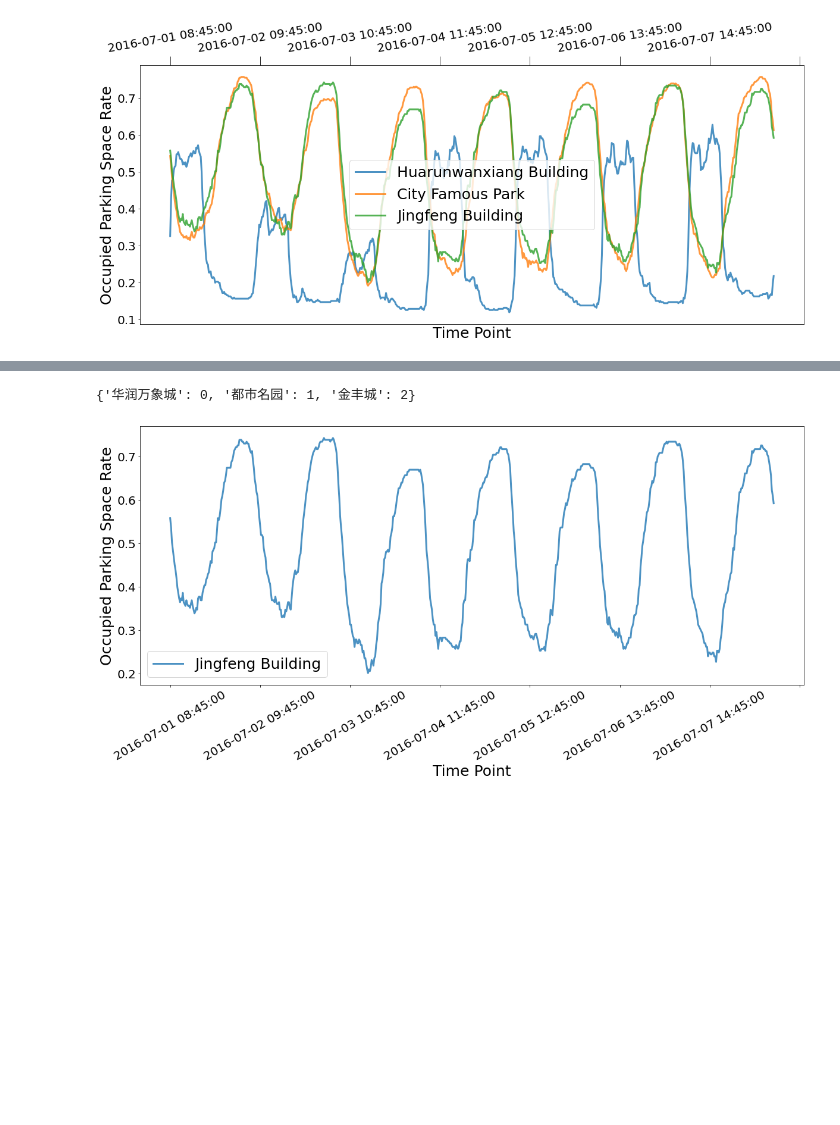
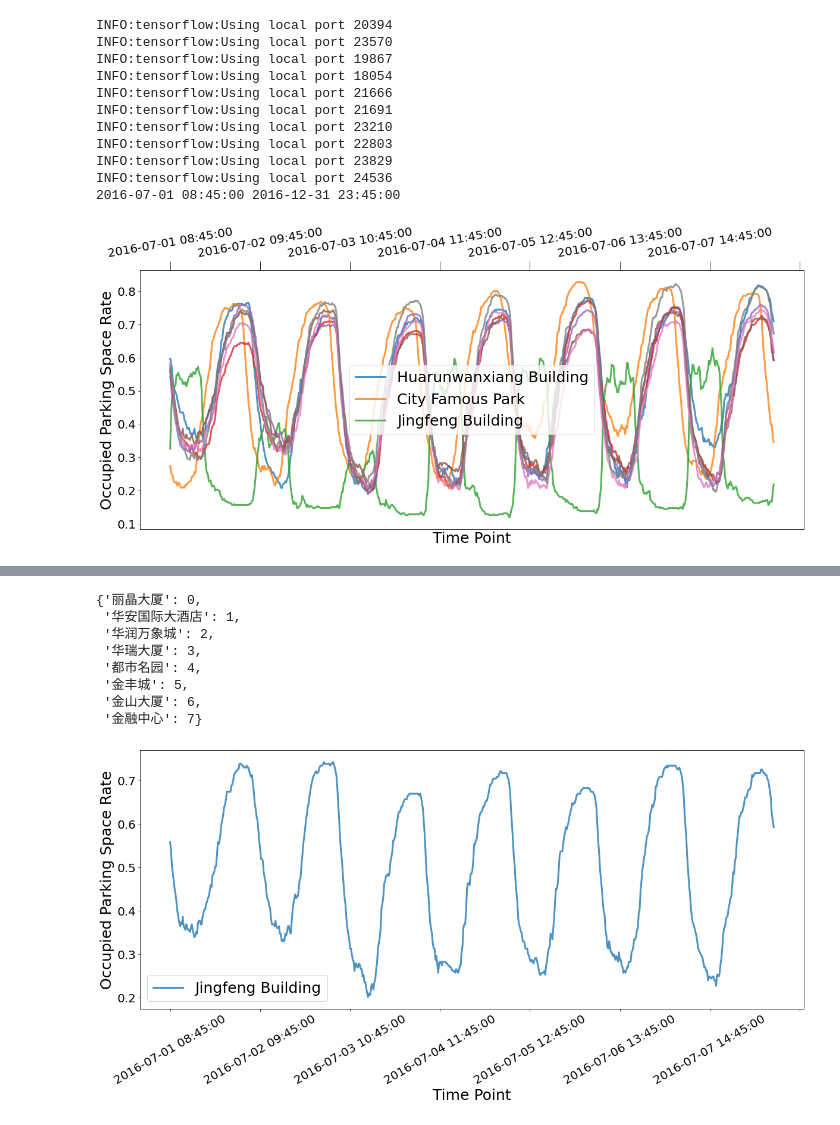
Before and after one commit to vaecole/SIAT-AUTOS-ITS, a Jupyter notebook: GCN-GRU-GAN/paper_graph.ipynb, the cells around one changed output, grey strips where cells are left out. Drawn from its saved outputs; the diff is of its cells as text; code cells hidden in the pictures; blank space fills up the shorter version.

Commit message:
graph and adjust LR

```diff
--- a/GCN-GRU-GAN/paper_graph.ipynb
+++ b/GCN-GRU-GAN/paper_graph.ipynb
@@ -1,29 +1,40 @@
 # %%
 import utils
 import matplotlib.pyplot as plt
 
 start='2016-01-02'
 end='2017-01-02'
-for site in ['华润万象城']:
-    seqs_normal, adj, node_f, nks, conns, target_map  = utils.init_data(site, start, end, graph_nodes_max_dis = 0.17)
+for site in ['都市名园']:
+    seqs_normal, adj, node_f, nks, conns, target_map, area_seqs  = utils.init_data(site, start, end, graph_nodes_max_dis = 0.5)
     plt.rc('font', size=20)
     # plt.grid(True)
     fig, axe = plt.subplots()
     fig.set_figheight(8)
     fig.set_figwidth(20)
     seqs_normal.take(range(96 * 7 * 0, 96 * 7 * 1)).plot(ax=axe, linewidth=3, alpha=0.8)
     n = 2
     # ax.legend(['real' + str(w) for w in range(1, n)] + ['gen' + str(w) for w in range(1, n)])
     axe.legend(['Huarunwanxiang Building','City Famous Park','Jingfeng Building'], fontsize=25)
     axe.set_ylabel('Occupied Parking Space Rate', fontsize=25)
     axe.set_xlabel('Time Point', fontsize=25)
     axe.xaxis.set_tick_params(rotation=10, size=15)
     axe.xaxis.set_ticks_position('top')
     # axe.set_xticklabels(seqs_normal[0][::96], rotation=45)
     # fig.savefig(save_path + "/compare_" + str(name) + ".png")
     # plt.close()
 # %% [output]
+INFO:tensorflow:Using local port 20394
+INFO:tensorflow:Using local port 23570
+INFO:tensorflow:Using local port 19867
+INFO:tensorflow:Using local port 18054
+INFO:tensorflow:Using local port 21666
+INFO:tensorflow:Using local port 21691
+INFO:tensorflow:Using local port 23210
+INFO:tensorflow:Using local port 22803
+INFO:tensorflow:Using local port 23829
+INFO:tensorflow:Using local port 24536
+2016-07-01 08:45:00 2016-12-31 23:45:00
-[figure, old version]
+[figure, new version]
 # %%
 target_map
 # %% [output]
@@ -31,7 +42,14 @@ target_map
 # %%
 nks
 # %% [output]
-{'华润万象城': 0, '都市名园': 1, '金丰城': 2}
+{'丽晶大厦': 0,
+ '华安国际大酒店': 1,
+ '华润万象城': 2,
+ '华瑞大厦': 3,
+ '都市名园': 4,
+ '金丰城': 5,
+ '金山大厦': 6,
+ '金融中心': 7}
 # %%
 plt.rc('font', size=20)
 # plt.grid(True)
```
Also changed, not shown: parts of 4 cells of this notebook, 4 other files.
